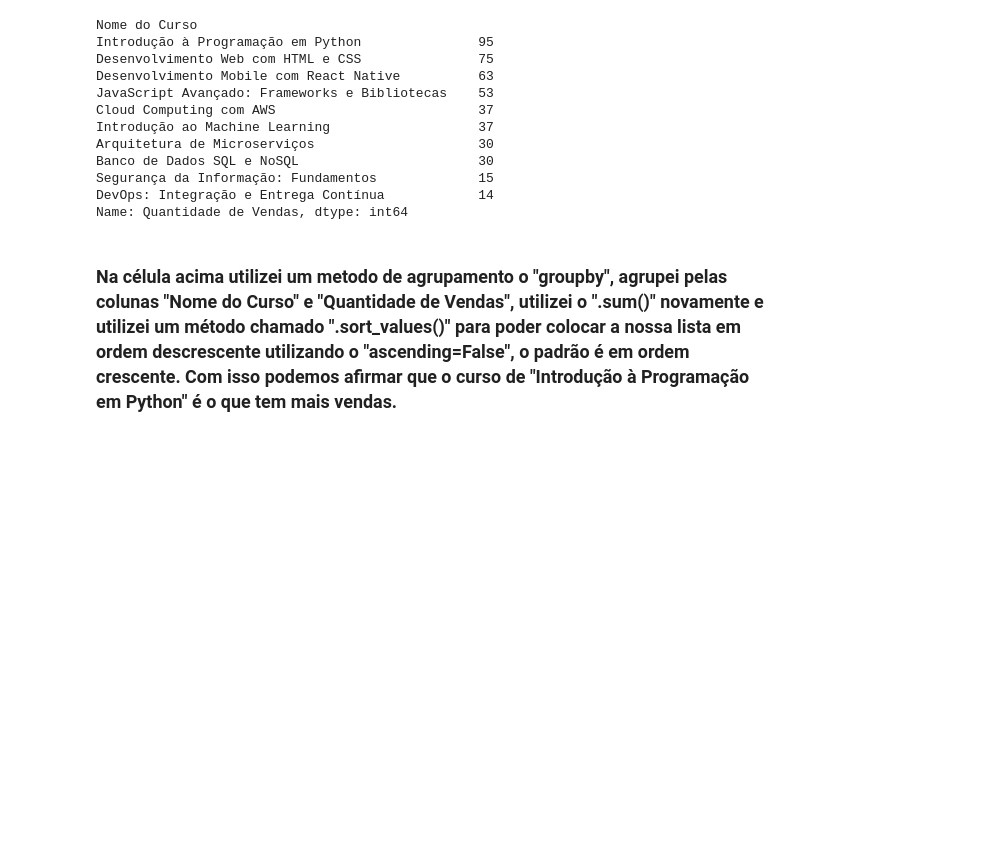
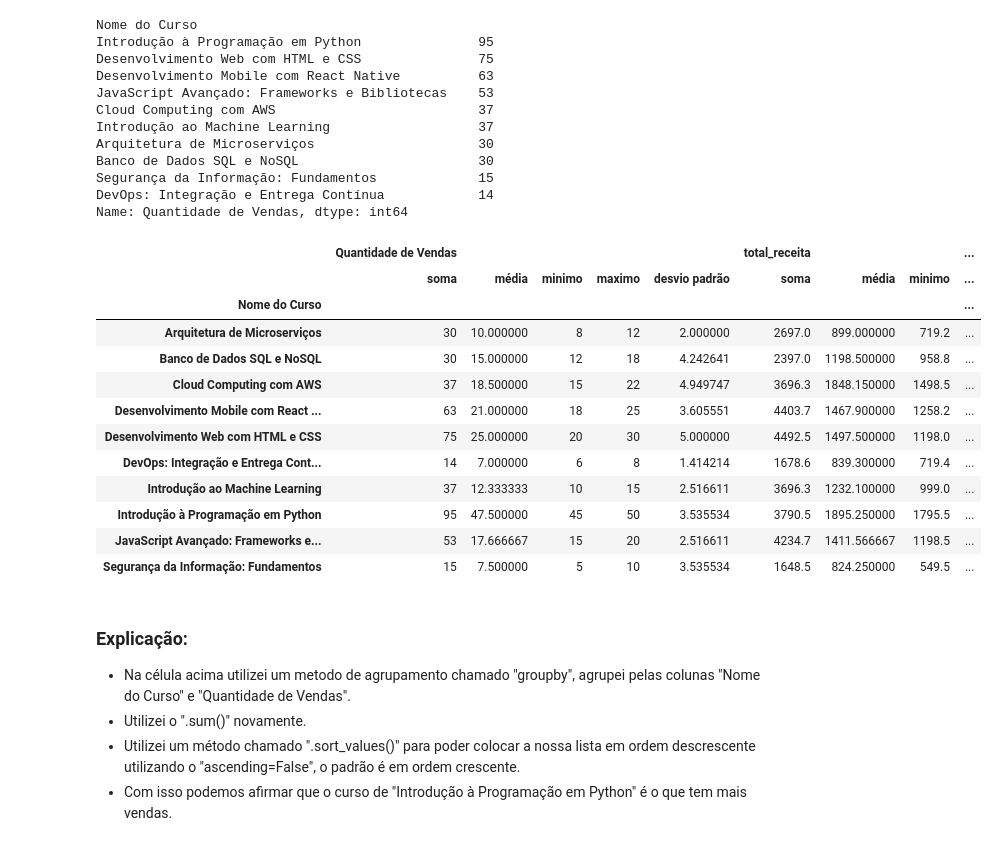
Before and after one commit to BrunoTDamiao/trilhaDadosJR, a Jupyter notebook: AnaliseDeVendasCursos.ipynb, the cells around one changed output. Cells and saved outputs as stored; diff of their text form; code cells hidden in the pictures; blank space fills up the shorter version.

```diff
--- a/AnaliseDeVendasCursos.ipynb
+++ b/AnaliseDeVendasCursos.ipynb
@@ -80,5 +93,26 @@ Banco de Dados SQL e NoSQL                       30
 Segurança da Informação: Fundamentos             15
 DevOps: Integração e Entrega Contínua            14
 Name: Quantidade de Vendas, dtype: int64
+# %%
+df.groupby('Nome do Curso').agg({'Quantidade de Vendas' : [('soma','sum'),('média','mean'),('minimo','min'),('maximo','max'),('desvio padrão','std')],
+                                    'total_receita': [('soma','sum'),('média','mean'),('minimo','min'),('maximo','max'),('desvio padrão','std')]})
+# %% [output]
+|  | Quantidade de Vendas |  |  |  |  | total_receita |  |  | ... |
+|  | soma | média | minimo | maximo | desvio padrão | soma | média | minimo | ... |
+| Nome do Curso |  |  |  |  |  |  |  |  | ... |
+| Arquitetura de Microserviços | 30 | 10.000000 | 8 | 12 | 2.000000 | 2697.0 | 899.000000 | 719.2 | ... |
+| Banco de Dados SQL e NoSQL | 30 | 15.000000 | 12 | 18 | 4.242641 | 2397.0 | 1198.500000 | 958.8 | ... |
+| Cloud Computing com AWS | 37 | 18.500000 | 15 | 22 | 4.949747 | 3696.3 | 1848.150000 | 1498.5 | ... |
+| Desenvolvimento Mobile com React ... | 63 | 21.000000 | 18 | 25 | 3.605551 | 4403.7 | 1467.900000 | 1258.2 | ... |
+| Desenvolvimento Web com HTML e CSS | 75 | 25.000000 | 20 | 30 | 5.000000 | 4492.5 | 1497.500000 | 1198.0 | ... |
+| DevOps: Integração e Entrega Cont... | 14 | 7.000000 | 6 | 8 | 1.414214 | 1678.6 | 839.300000 | 719.4 | ... |
+| Introdução ao Machine Learning | 37 | 12.333333 | 10 | 15 | 2.516611 | 3696.3 | 1232.100000 | 999.0 | ... |
+| Introdução à Programação em Python | 95 | 47.500000 | 45 | 50 | 3.535534 | 3790.5 | 1895.250000 | 1795.5 | ... |
+| JavaScript Avançado: Frameworks e... | 53 | 17.666667 | 15 | 20 | 2.516611 | 4234.7 | 1411.566667 | 1198.5 | ... |
+| Segurança da Informação: Fundamentos | 15 | 7.500000 | 5 | 10 | 3.535534 | 1648.5 | 824.250000 | 549.5 | ... |
 # %% [markdown]
-### Na célula acima utilizei um metodo de agrupamento o "groupby", agrupei pelas colunas "Nome do Curso" e "Quantidade de Vendas", utilizei o ".sum()" novamente e utilizei um método chamado ".sort_values()" para poder colocar a nossa lista em ordem descrescente utilizando o "ascending=False", o padrão é em ordem crescente. Com isso podemos afirmar que o curso de "Introdução à Programação em Python" é o que tem mais vendas.
+### Explicação:
+- Na célula acima utilizei um metodo de agrupamento chamado "groupby", agrupei pelas colunas "Nome do Curso" e "Quantidade de Vendas".
+- Utilizei o ".sum()" novamente.
+- Utilizei um método chamado ".sort_values()" para poder colocar a nossa lista em ordem descrescente utilizando o "ascending=False", o padrão é em ordem crescente.
+- Com isso podemos afirmar que o curso de "Introdução à Programação em Python" é o que tem mais vendas.
```
Also changed, not shown: parts of 15 cells of this notebook, 3 other files.
